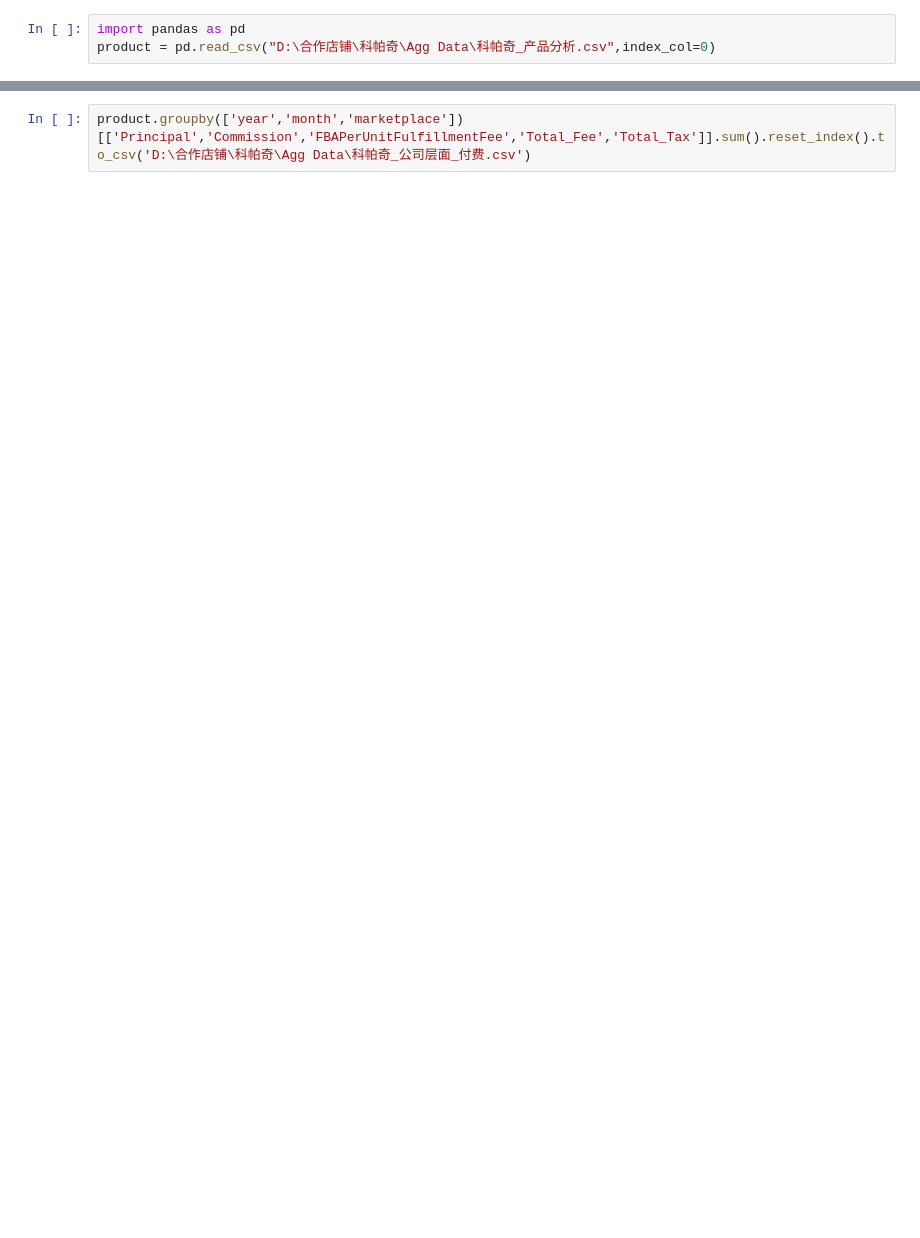
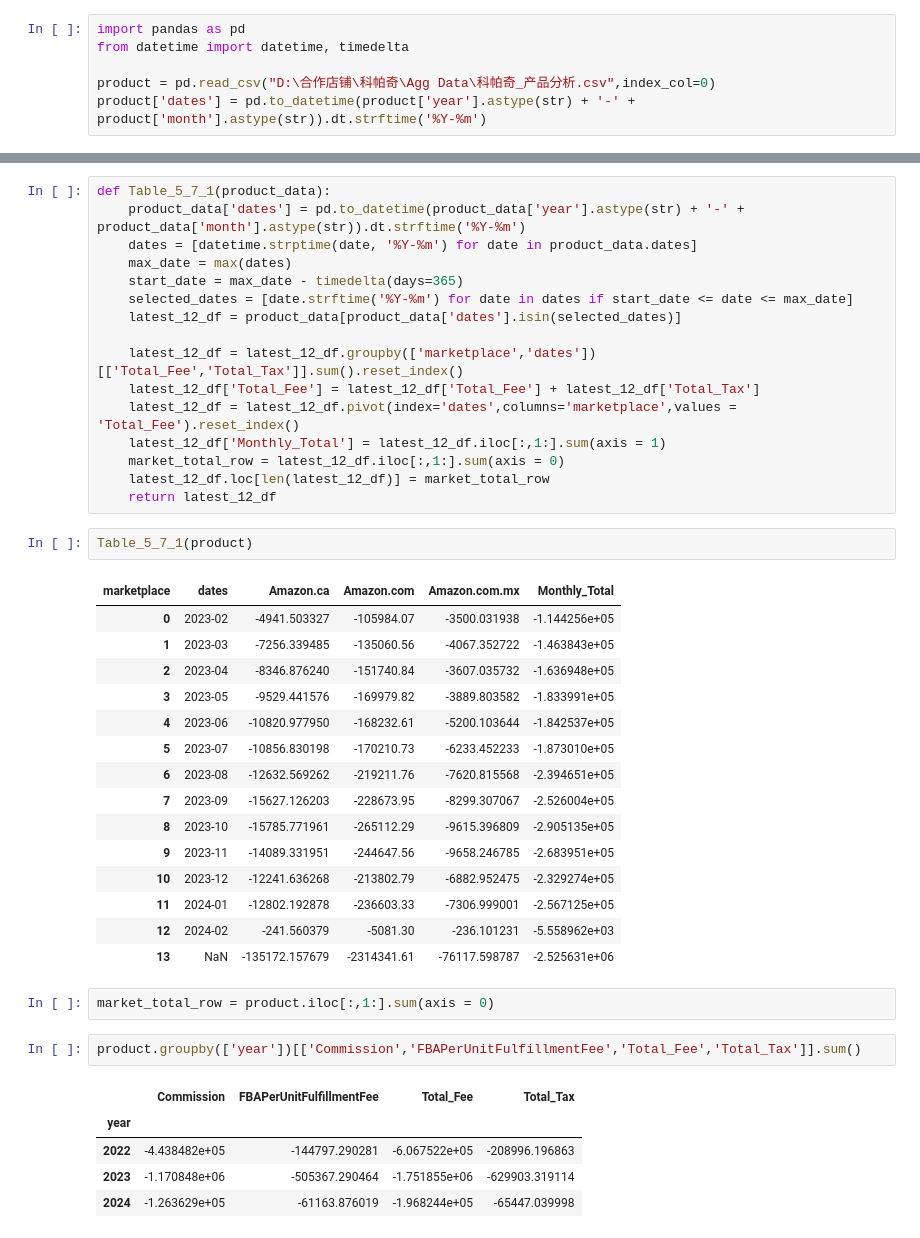
Before and after one commit to jackyzhu98/Report_API_Analysis, a Jupyter notebook: workingfiles/firm_fee.ipynb, the cells around one changed output, grey strips where cells are left out. Drawn from its saved outputs; the diff is of its cells as text; blank space fills up the shorter version.

```diff
--- a/workingfiles/firm_fee.ipynb
+++ b/workingfiles/firm_fee.ipynb
@@ -1,3 +1,6 @@
 # %%
 import pandas as pd
+from datetime import datetime, timedelta
+
 product = pd.read_csv("D:\合作店铺\科帕奇\Agg Data\科帕奇_产品分析.csv",index_col=0)
+product['dates'] = pd.to_datetime(product['year'].astype(str) + '-' + product['month'].astype(str)).dt.strftime('%Y-%m')
@@ -4,2 +118,44 @@ product = pd.read_csv("D:\合作店铺\科帕奇\Agg Data\科帕奇_产品分析
+# %%
+def Table_5_7_1(product_data):
+    product_data['dates'] = pd.to_datetime(product_data['year'].astype(str) + '-' + product_data['month'].astype(str)).dt.strftime('%Y-%m')
+    dates = [datetime.strptime(date, '%Y-%m') for date in product_data.dates]
+    max_date = max(dates)
+    start_date = max_date - timedelta(days=365)
+    selected_dates = [date.strftime('%Y-%m') for date in dates if start_date <= date <= max_date]
+    latest_12_df = product_data[product_data['dates'].isin(selected_dates)]
+
+    latest_12_df = latest_12_df.groupby(['marketplace','dates'])[['Total_Fee','Total_Tax']].sum().reset_index()
+    latest_12_df['Total_Fee'] = latest_12_df['Total_Fee'] + latest_12_df['Total_Tax']
+    latest_12_df = latest_12_df.pivot(index='dates',columns='marketplace',values = 'Total_Fee').reset_index()
+    latest_12_df['Monthly_Total'] = latest_12_df.iloc[:,1:].sum(axis = 1)
+    market_total_row = latest_12_df.iloc[:,1:].sum(axis = 0)
+    latest_12_df.loc[len(latest_12_df)] = market_total_row
+    return latest_12_df
+# %%
+Table_5_7_1(product)
+# %% [output]
+| marketplace | dates | Amazon.ca | Amazon.com | Amazon.com.mx | Monthly_Total |
+| 0 | 2023-02 | -4941.503327 | -105984.07 | -3500.031938 | -1.144256e+05 |
+| 1 | 2023-03 | -7256.339485 | -135060.56 | -4067.352722 | -1.463843e+05 |
+| 2 | 2023-04 | -8346.876240 | -151740.84 | -3607.035732 | -1.636948e+05 |
+| 3 | 2023-05 | -9529.441576 | -169979.82 | -3889.803582 | -1.833991e+05 |
+| 4 | 2023-06 | -10820.977950 | -168232.61 | -5200.103644 | -1.842537e+05 |
+| 5 | 2023-07 | -10856.830198 | -170210.73 | -6233.452233 | -1.873010e+05 |
+| 6 | 2023-08 | -12632.569262 | -219211.76 | -7620.815568 | -2.394651e+05 |
+| 7 | 2023-09 | -15627.126203 | -228673.95 | -8299.307067 | -2.526004e+05 |
+| 8 | 2023-10 | -15785.771961 | -265112.29 | -9615.396809 | -2.905135e+05 |
+| 9 | 2023-11 | -14089.331951 | -244647.56 | -9658.246785 | -2.683951e+05 |
+| 10 | 2023-12 | -12241.636268 | -213802.79 | -6882.952475 | -2.329274e+05 |
+| 11 | 2024-01 | -12802.192878 | -236603.33 | -7306.999001 | -2.567125e+05 |
+| 12 | 2024-02 | -241.560379 | -5081.30 | -236.101231 | -5.558962e+03 |
+| 13 | NaN | -135172.157679 | -2314341.61 | -76117.598787 | -2.525631e+06 |
+# %%
+market_total_row = product.iloc[:,1:].sum(axis = 0)
 # %%
-product.groupby(['year','month','marketplace'])[['Principal','Commission','FBAPerUnitFulfillmentFee','Total_Fee','Total_Tax']].sum().reset_index().to_csv('D:\合作店铺\科帕奇\Agg Data\科帕奇_公司层面_付费.csv')
+product.groupby(['year'])[['Commission','FBAPerUnitFulfillmentFee','Total_Fee','Total_Tax']].sum()
+# %% [output]
+|  | Commission | FBAPerUnitFulfillmentFee | Total_Fee | Total_Tax |
+| year |  |  |  |  |
+| 2022 | -4.438482e+05 | -144797.290281 | -6.067522e+05 | -208996.196863 |
+| 2023 | -1.170848e+06 | -505367.290464 | -1.751855e+06 | -629903.319114 |
+| 2024 | -1.263629e+05 | -61163.876019 | -1.968244e+05 | -65447.039998 |
```
Also changed, not shown: parts of 9 cells of this notebook, 5 other files.
